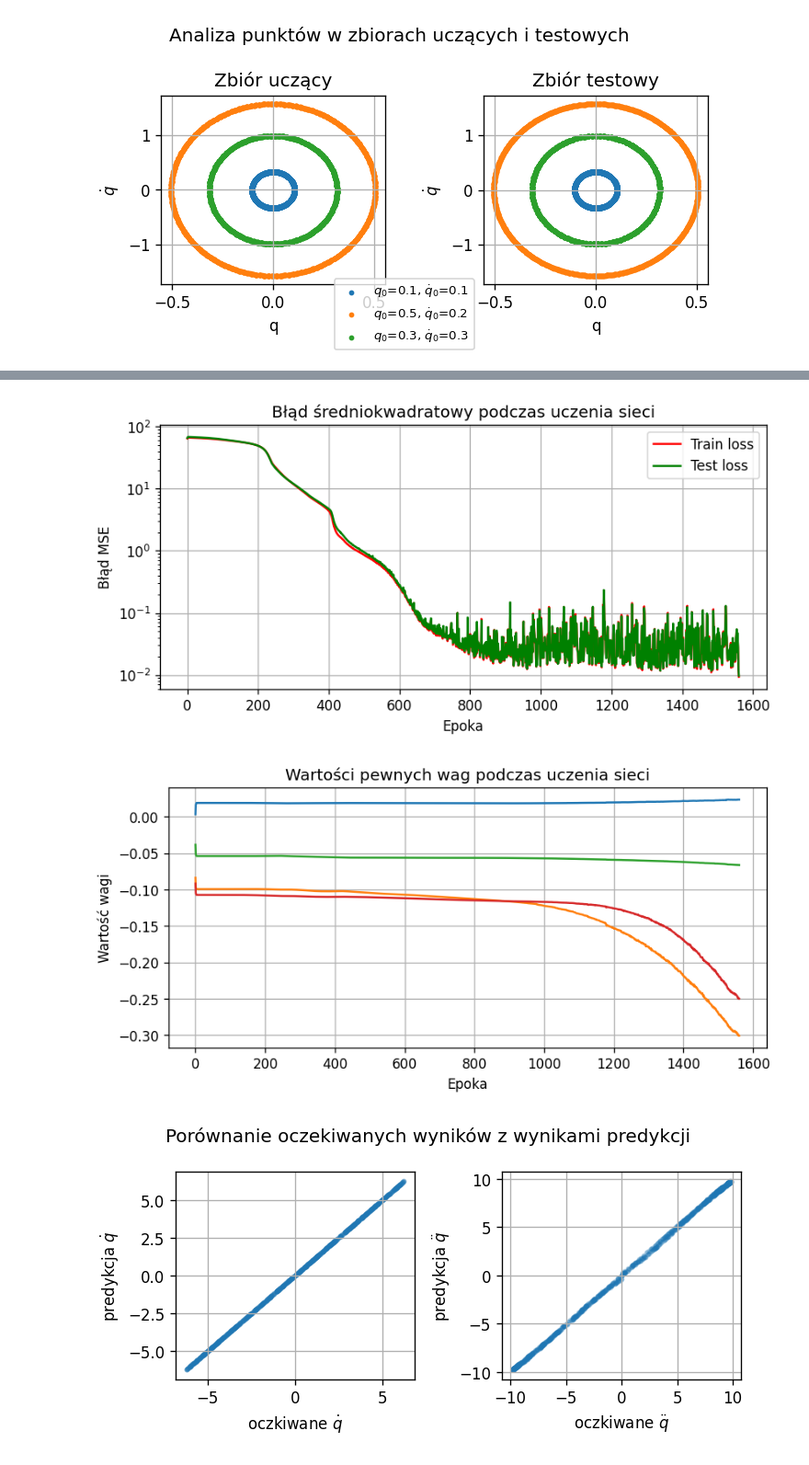
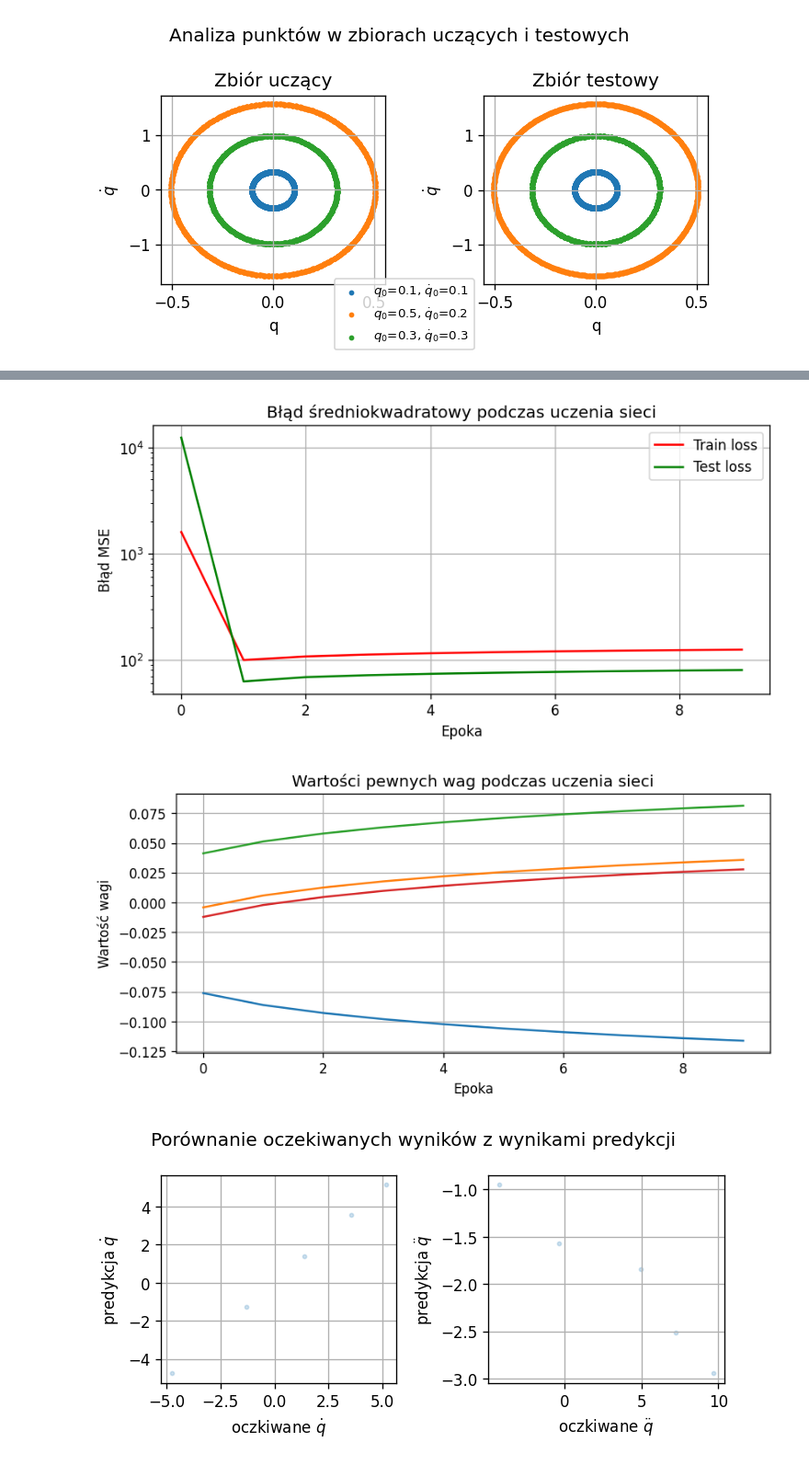
Before and after one commit to BartekFurmanek/LNN, a Jupyter notebook: PojedynczeWahadloBezZaklocen.ipynb, the cells around one changed output, grey strips where cells are left out. Shown at 92% size. Drawn from its saved outputs; the diff is of its cells as text; code cells hidden in the pictures.

```diff
--- a/PojedynczeWahadloBezZaklocen.ipynb
+++ b/PojedynczeWahadloBezZaklocen.ipynb
@@ -298,7 +300,7 @@ plt.tight_layout()
 # %%
 #BUDOWA ZBIORU UCZĄCEGO I TESTOWEGO NA PODSTAWIE WARTOŚCI LOSOWYCH
 
-N=1000  #Liczność zbioru testowego i uczącego
+N=5  #Liczność zbioru testowego i uczącego
 
 #Maksymalne wartości prędkości w zbiorze
 v_max=2*np.sqrt(9.81)
@@ -409,7 +411,7 @@ def shuffle(a, b):
 
 
 Training=True      #Uczenie sieci
-Epochs=2000       #Maksymalna liczba epok
+Epochs=10       #Maksymalna liczba epok
 StopError=0.01      #Wartość błędu MSE dla zbioru testowego, przy której uczenie zostanie szybciej zakończone
 #!!!!WAZNE - STOP ERROR MAX 0.005, PONIZEJ PRZEUCZENIE
 Learning_rate=1e-2  #Współczynnik uczenia
@@ -530,7 +527,7 @@ plt.grid()
 plt.legend()
 plt.show()
 # %% [output]
-[figure, old version]
+[figure, new version]
 # %%
 #WIZUALIZACJA ZMIAN WYBRANYCH WAG PODCZAS UCZENIA SIECI
 
@@ -545,27 +542,27 @@ plt.ylabel("Wartość wagi")
 plt.grid()
 plt.show()
 # %% [output]
-[figure, old version]
+[figure, new version]
 # %%
 #TEST PREDYKCJI SIECI
 
 #Obliczenie predykcji sieci (wartość wyjściowa) na podstawie zbioru testowego
 y_pred = jax.vmap(partial(equation_of_motion, learned_lagrangian(params)))(x_test)
 
 #Wizualizacji wyników
 fig, axes = plt.subplots(1, 2, figsize=(6, 3), dpi=120)
 fig.suptitle("Porównanie oczekiwanych wyników z wynikami predykcji")
-axes[0].scatter(y_test[:, 0], y_pred[:, 0], s=6, alpha=0.2)
+axes[0].scatter(y_test[:, 0], y_pred[:, 0], s=6, alpha=1)
 axes[0].set_xlabel('oczkiwane $\dot q$')
 axes[0].set_ylabel('predykcja $\dot q$')
 axes[0].grid()
-axes[1].scatter(y_test[:, 1], y_pred[:, 1], s=6, alpha=0.2)
+axes[1].scatter(y_test[:, 1], y_pred[:, 1], s=6, alpha=1)
 axes[1].set_xlabel('oczkiwane $\ddot q$')
 axes[1].set_ylabel('predykcja $\ddot q$')
 axes[1].grid()
 plt.tight_layout()
 # %% [output]
-[figure, old version]
+[figure, new version]
 # %%
 #OBLICZENIE BŁĘDU WZGLĘDNEGO PREDYKCJI
 
```
Also changed, not shown: parts of 7 cells of this notebook, 3 other files.
